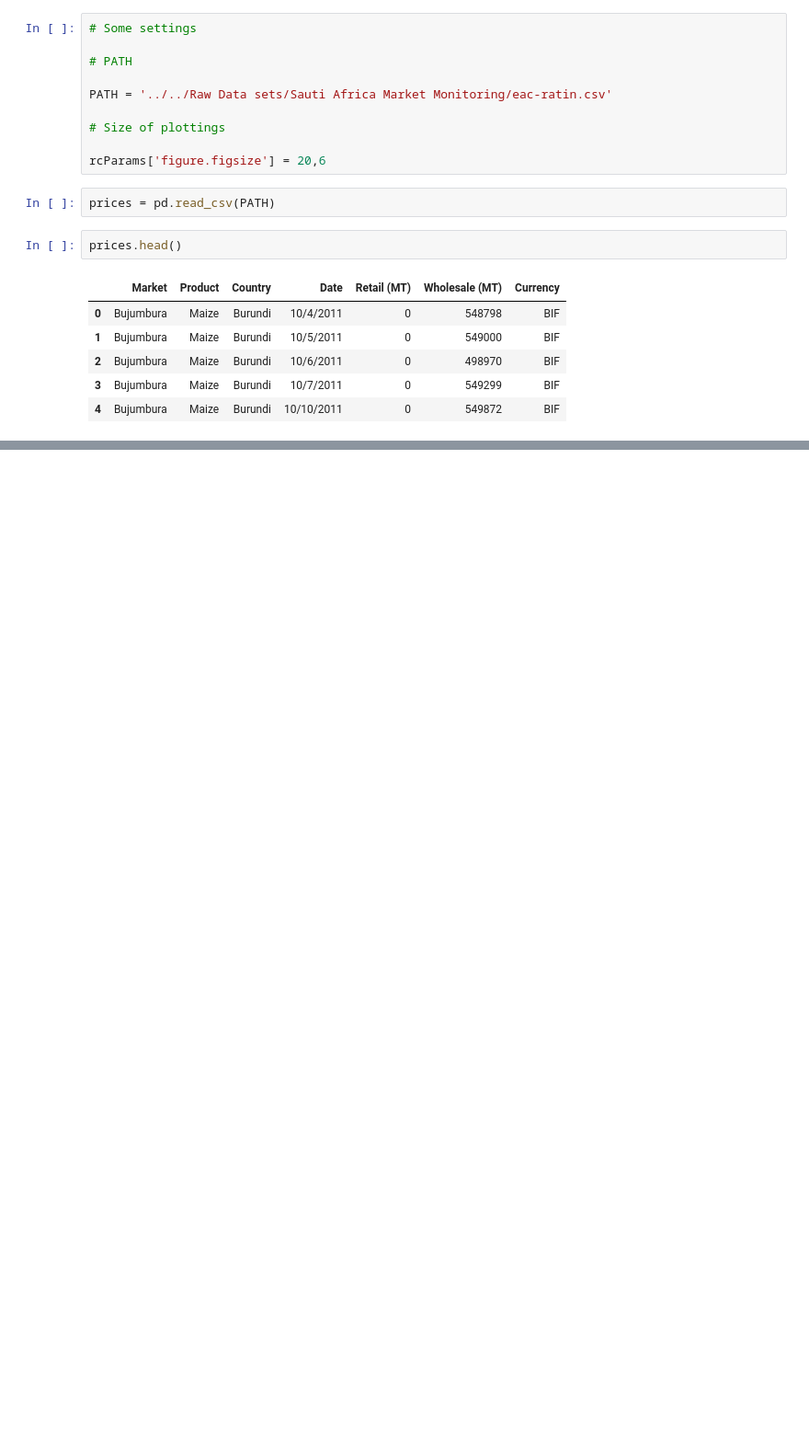
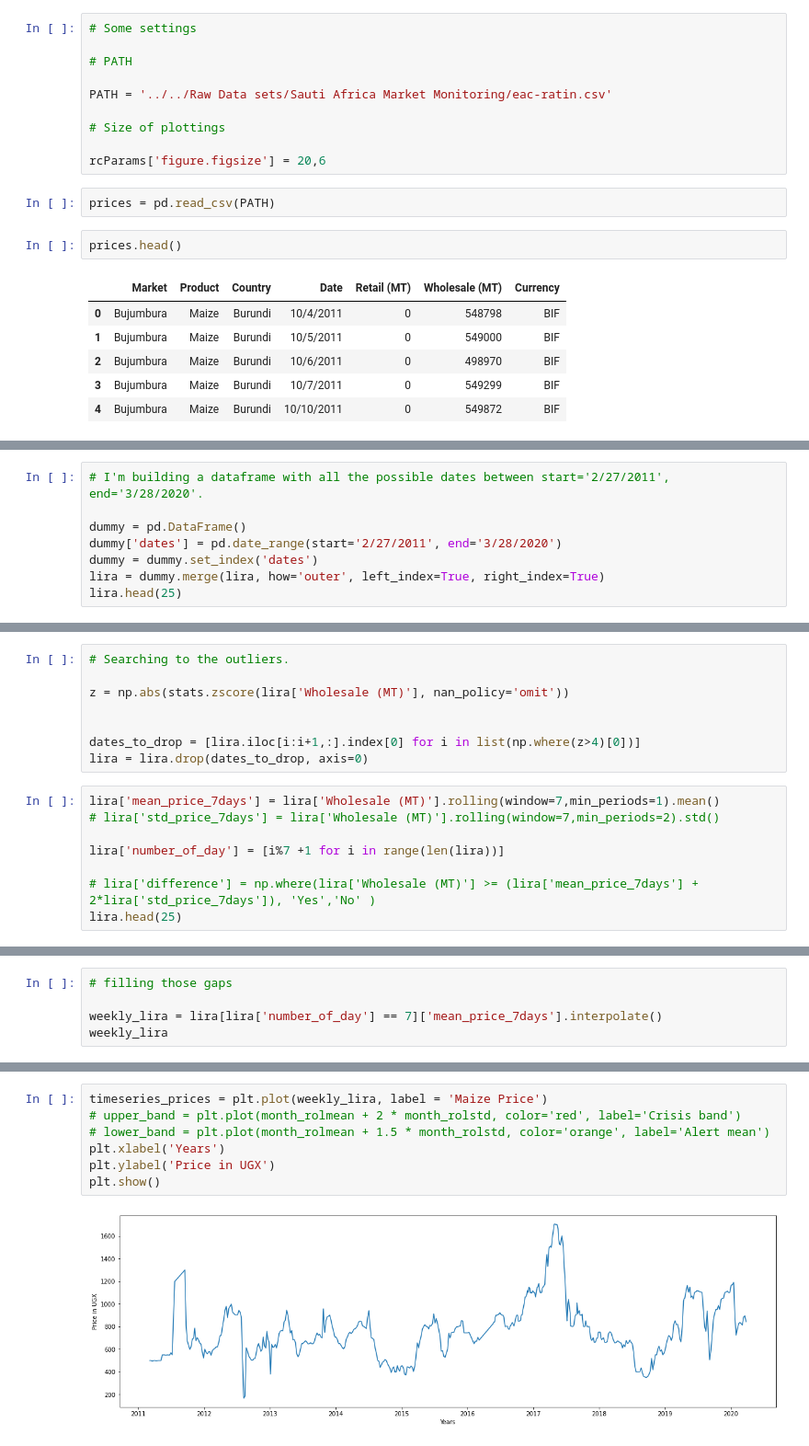
Before and after one commit to CodingDuckmx/Sauti-Africa-Market-Monitoring, a Jupyter notebook: maize_first_steps.ipynb, the cells around one changed output, grey strips where cells are left out. Shown at 92% size. Drawn from its saved outputs; the diff is of its cells as text; blank space fills up the shorter version.

```diff
--- a/maize_first_steps.ipynb
+++ b/maize_first_steps.ipynb
@@ -98,0 +62,8 @@ lira[lira.index >= '2018-12-31'].tail(50)
+# %%
+# I'm building a dataframe with all the possible dates between start='2/27/2011', end='3/28/2020'.
+
+dummy = pd.DataFrame()
+dummy['dates'] = pd.date_range(start='2/27/2011', end='3/28/2020')
+dummy = dummy.set_index('dates')
+lira = dummy.merge(lira, how='outer', left_index=True, right_index=True)
+lira.head(25)
@@ -98,0 +88,16 @@ lira[lira.index >= '2018-12-31'].tail(50)
+# %%
+# Searching to the outliers.
+
+z = np.abs(stats.zscore(lira['Wholesale (MT)'], nan_policy='omit'))
+
+
+dates_to_drop = [lira.iloc[i:i+1,:].index[0] for i in list(np.where(z>4)[0])]
+lira = lira.drop(dates_to_drop, axis=0)
+# %%
+lira['mean_price_7days'] = lira['Wholesale (MT)'].rolling(window=7,min_periods=1).mean()
+# lira['std_price_7days'] = lira['Wholesale (MT)'].rolling(window=7,min_periods=2).std()
+
+lira['number_of_day'] = [i%7 +1 for i in range(len(lira))]
+
+# lira['difference'] = np.where(lira['Wholesale (MT)'] >= (lira['mean_price_7days'] + 2*lira['std_price_7days']), 'Yes','No' )
+lira.head(25)
@@ -98,0 +154,5 @@ lira[lira.index >= '2018-12-31'].tail(50)
+# %%
+# filling those gaps
+
+weekly_lira = lira[lira['number_of_day'] == 7]['mean_price_7days'].interpolate()
+weekly_lira
@@ -98,0 +172,9 @@ lira[lira.index >= '2018-12-31'].tail(50)
+# %%
+timeseries_prices = plt.plot(weekly_lira, label = 'Maize Price')
+# upper_band = plt.plot(month_rolmean + 2 * month_rolstd, color='red', label='Crisis band')
+# lower_band = plt.plot(month_rolmean + 1.5 * month_rolstd, color='orange', label='Alert mean')
+plt.xlabel('Years')
+plt.ylabel('Price in UGX')
+plt.show()
+# %% [output]
+[figure, added]
```
Also changed, not shown: parts of 11 cells of this notebook, 1 other file.
